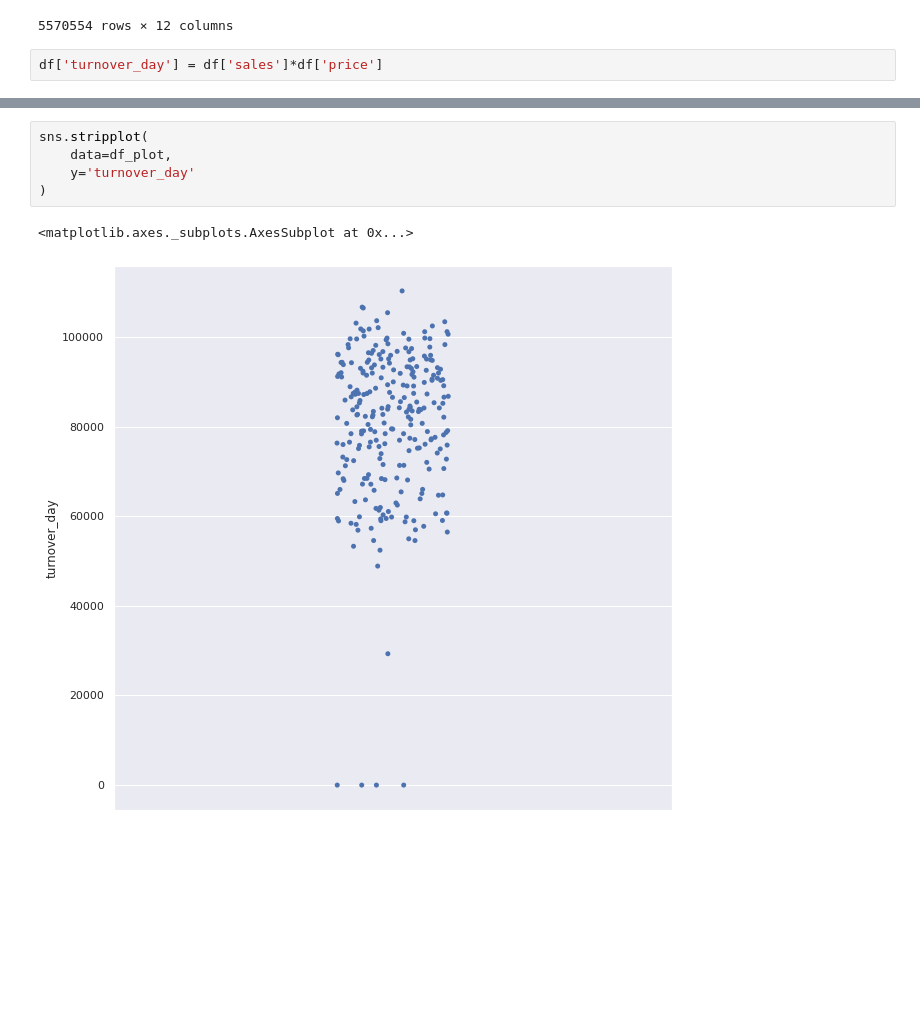
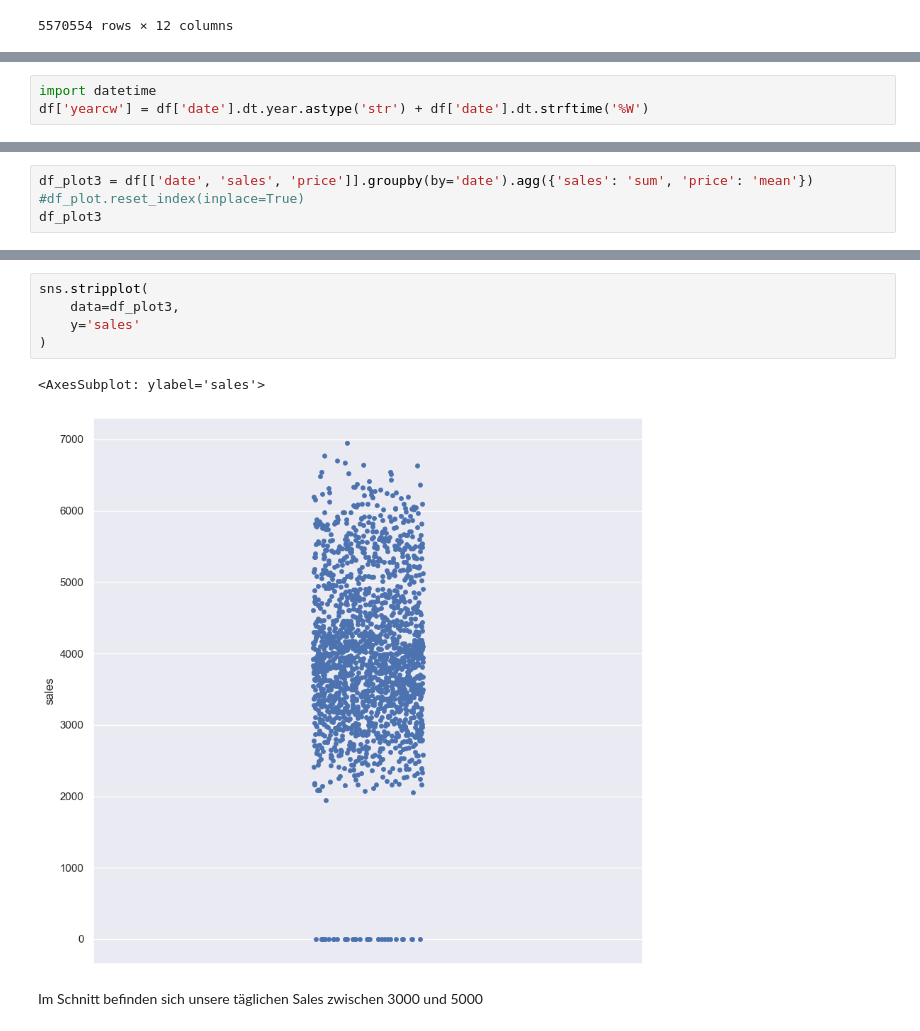
Before and after one commit to EdwinUe/BAB_WS22-23, a Jupyter notebook: Code/002BusinessAnalyticsBProjekt.ipynb, the cells around one changed output, grey strips where cells are left out. Saved outputs shown, nothing was run; the diff lists cells and outputs as text; blank space fills up the shorter version.

```diff
--- a/Code/002BusinessAnalyticsBProjekt.ipynb
+++ b/Code/002BusinessAnalyticsBProjekt.ipynb
@@ -601,6 +601,4 @@ df
 | 5570552 | 2016-03-30 | 11609 | NaN | NaN | NaN | NaN | 0 | NaN | NaN | ... |
 | 5570553 | 2016-03-31 | 11609 | NaN | NaN | NaN | NaN | 0 | NaN | NaN | ... |
 5570554 rows × 12 columns
-# %%
-df['turnover_day'] = df['sales']*df['price']
 # %%
@@ -629,0 +660,3 @@ sns.barplot(x=df_plot.index, y='turnover_day', data=df_plot)
+# %%
+import datetime
+df['yearcw'] = df['date'].dt.year.astype('str') + df['date'].dt.strftime('%W')
@@ -629,0 +720,4 @@ sns.barplot(x=df_plot.index, y='turnover_day', data=df_plot)
+# %%
+df_plot3 = df[['date', 'sales', 'price']].groupby(by='date').agg({'sales': 'sum', 'price': 'mean'})
+#df_plot.reset_index(inplace=True)
+df_plot3
@@ -630,9 +744,11 @@ sns.barplot(x=df_plot.index, y='turnover_day', data=df_plot)
 # %%
 sns.stripplot(
-    data=df_plot,
-    y='turnover_day'
+    data=df_plot3,
+    y='sales'
 )
 # %% [output]
-<matplotlib.axes._subplots.AxesSubplot at 0x...>
+<AxesSubplot: ylabel='sales'>
-[figure, old version]
+[figure, new version]
+# %% [markdown]
+Im Schnitt befinden sich unsere täglichen Sales zwischen 3000 und 5000
 # %%
```
Also changed, not shown: parts of 39 cells of this notebook.
